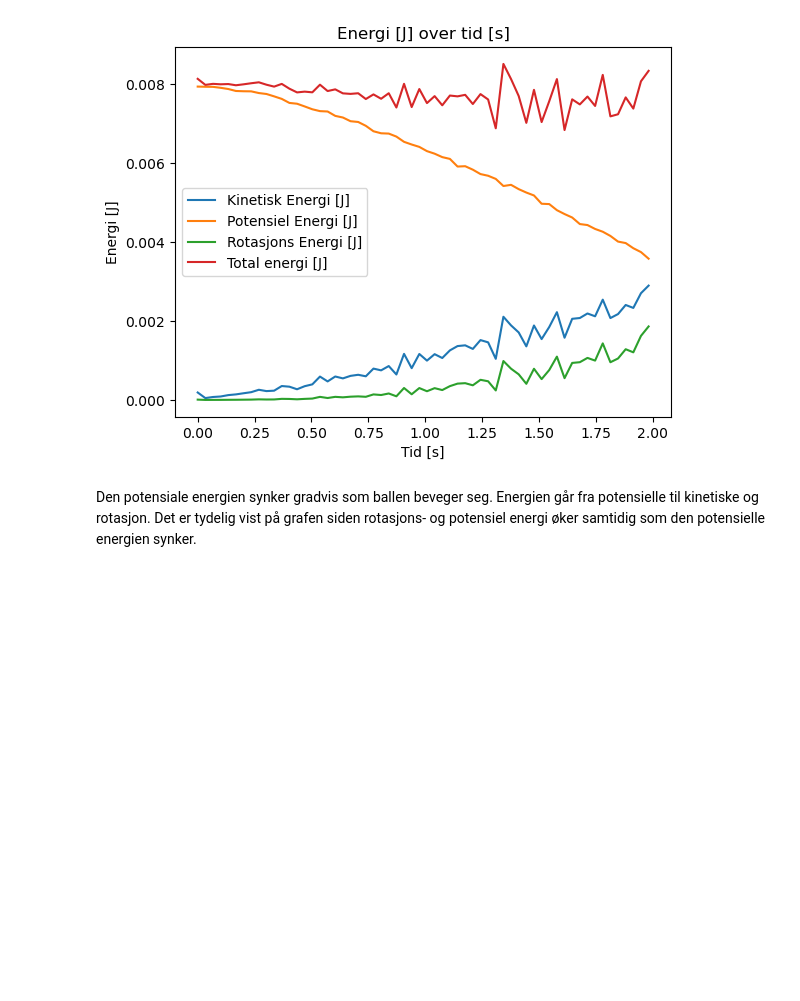
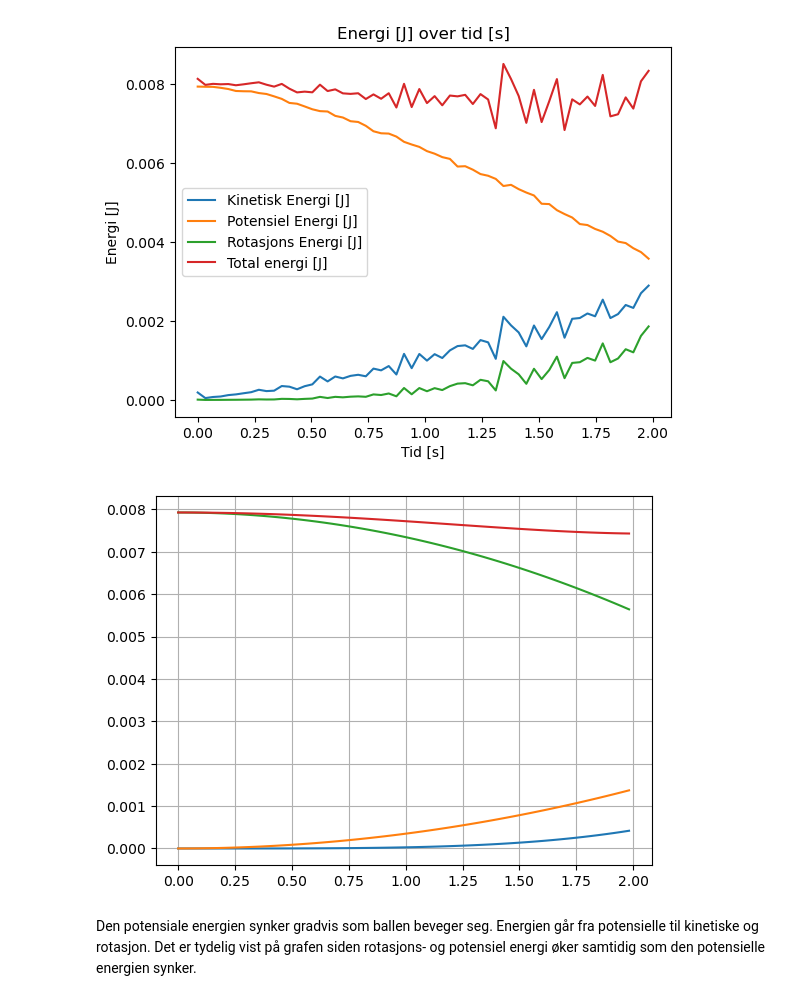
Before and after one commit to Senja20/fys129Del2, a Jupyter notebook: Del 2 fys129.ipynb, the cells around one changed output. Cells and saved outputs as stored; diff of their text form; code cells hidden in the pictures; blank space fills up the shorter version.

Commit message:
La til utregning og plotting av energi modellen. mister litt total enegi. rart

```diff
--- a/Del 2 fys129.ipynb
+++ b/Del 2 fys129.ipynb
@@ -115,6 +115,12 @@ rotationalE = []
 TotalE = []
 
 EnergyError = []
+
+MA_KineticE = []
+MA_PotentialE = []
+MA_rotationalE = []
+MA_TotalE = []
+
 
 # Beregner hastigheten
 for i in range(1, len(time)):
@@ -132,6 +138,13 @@ for i in range(1, len(time)):
 
     TOTE = KE + PE + KE_rot
 
+    MA_KE = kineticEnergy(mass, appVelocity[i - 1])
+    MA_KE_rot = rotationalEnergy(mass, appVelocity[i - 1])
+    MA_PE = potentialEnergy(mass,g,appPositionY[i-1])
+
+    MA_TOTE = MA_KE + MA_PE + MA_KE_rot
+    MA_TotalE.append(MA_TOTE)
+
     #KE_rot = PE_0 - KE - PE
 
     ERR = PE_0 - TOTE
@@ -148,6 +161,10 @@ for i in range(1, len(time)):
     rotationalE.append(KE_rot)
     TotalE.append(TOTE)
 
+    MA_KineticE.append(MA_KE)
+    MA_rotationalE.append(MA_KE_rot)
+    MA_PotentialE.append(MA_PE)
+
     EnergyError.append(abs(ERR))
 
 time = time[:-1]
@@ -246,6 +262,16 @@ plt.legend()
 # %% [output]
 <matplotlib.legend.Legend at 0x...>
 [figure]
+# %%
+plt.plot(time, MA_rotationalE, label="Model rotasjon Energi")
+plt.plot(time, MA_KineticE)
+plt.plot(time, MA_PotentialE)
+plt.plot(time, MA_TotalE)
+plt.grid()
+
+plt.legend()
+# %% [output]
+[figure, added]
 # %% [markdown]
 Den potensiale energien synker gradvis som ballen beveger seg. Energien går fra potensielle til kinetiske og rotasjon. Det er tydelig vist på grafen siden rotasjons- og potensiel energi øker samtidig som den potensielle energien synker.
 # %%
```
Also changed, not shown: parts of 5 cells of this notebook.
